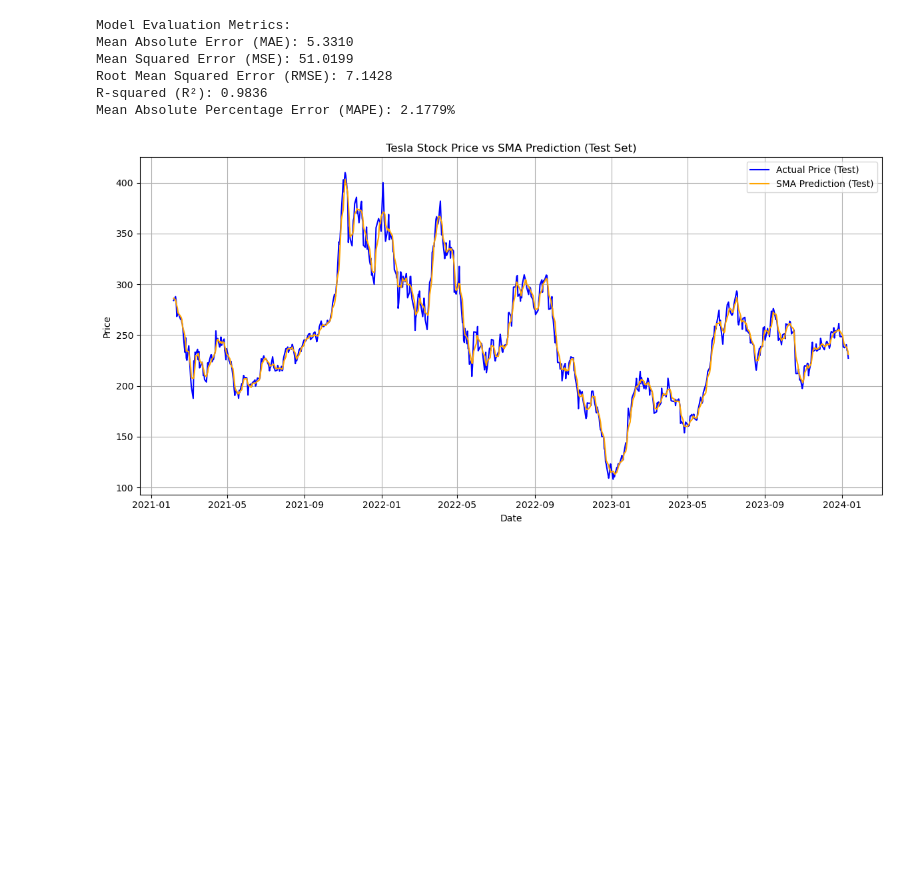
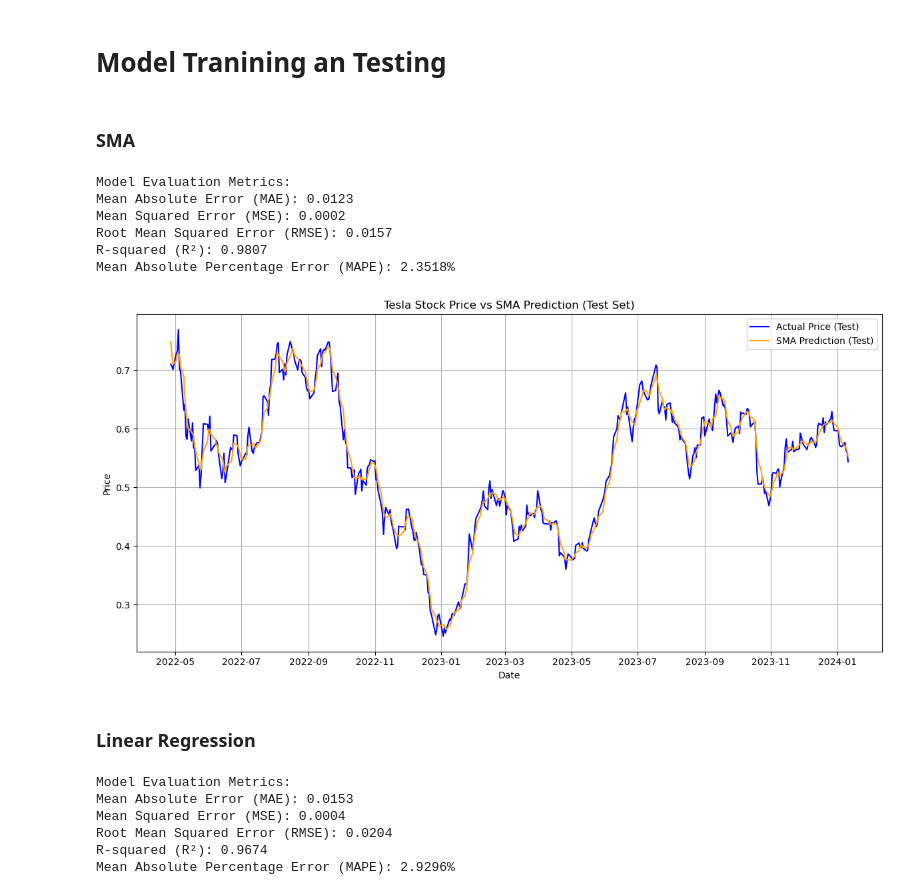
Before and after one commit to Rakib047/Tesla-Stock-Price-Forcasting-Project, a Jupyter notebook: Run.ipynb, the cells around one changed output. Saved outputs shown, nothing was run; the diff lists cells and outputs as text; code cells hidden in the pictures; blank space fills up the shorter version.

Commit message:
models upto dt

```diff
--- a/Run.ipynb
+++ b/Run.ipynb
@@ -13,5 +15,7 @@ df_test=create_features(df_test)
 # %%
 df_full = create_features(df)
 # %%
-features_to_scale = ['Close', 'Monthly_Return', 'MA5', 'MA10', 'MA20', 'Volatility_5', 'Volatility_10', 'Volatility_20']
+features_to_scale = ['Low','High','Open','Close','Volume' ,'Monthly_Return', 'MA5', 'MA10', 'MA20','Volatility_5','Volatility_10','Volatility_20','Target']
 df_train_scaled, df_test_scaled, fitted_scaler = scale_features(df_train, df_test, features_to_scale)
+print("example of scaled data")
+print(df_test_scaled.head())
@@ -46,19 +70,36 @@ Try using .loc[row_indexer,col_indexer] = value instead
 See the caveats in the documentation: https://pandas.pydata.org/pandas-docs/stable/user_guide/indexing.html#returning-a-view-versus-a-copy
   df['Cumulative_Return'] = (1 + df['Daily_Return'] / 100).cumprod() - 1
 [figure]
+# %% [markdown]
+# Model Tranining an Testing
+# %% [markdown]
+### SMA
 # %%
 # Apply Simple Moving Average (SMA) to the test set
-df_test['SMA_Prediction'] = simple_moving_average(df_test, window=5)
+df_test_scaled['SMA_Prediction'] = simple_moving_average_model(df_test_scaled, window=5)
 
-df_test.dropna(inplace=True)
+df_test_scaled.dropna(inplace=True)
 
-evaluate_model(df_test['Close'], df_test['SMA_Prediction'])
-plot_simple_moving_average(df_test)
+evaluate_model(df_test_scaled['Close'], df_test_scaled['SMA_Prediction'])
+plot_simple_moving_average(df_test_scaled)
 # %% [output]
 Model Evaluation Metrics:
-Mean Absolute Error (MAE): 5.3310
-Mean Squared Error (MSE): 51.0199
-Root Mean Squared Error (RMSE): 7.1428
-R-squared (R²): 0.9836
-Mean Absolute Percentage Error (MAPE): 2.1779%
+Mean Absolute Error (MAE): 0.0123
+Mean Squared Error (MSE): 0.0002
+Root Mean Squared Error (RMSE): 0.0157
+R-squared (R²): 0.9807
+Mean Absolute Percentage Error (MAPE): 2.3518%
-[figure, old version]
+[figure, new version]
+# %% [markdown]
+### Linear Regression
+# %%
+y_test, y_pred = linear_regression_model(df_train_scaled, df_test_scaled)
+
+evaluate_model(y_test, y_pred)
+# %% [output]
+Model Evaluation Metrics:
+Mean Absolute Error (MAE): 0.0153
+Mean Squared Error (MSE): 0.0004
+Root Mean Squared Error (RMSE): 0.0204
+R-squared (R²): 0.9674
+Mean Absolute Percentage Error (MAPE): 2.9296%
```
Also changed, not shown: parts of 27 cells of this notebook, 4 other files.
